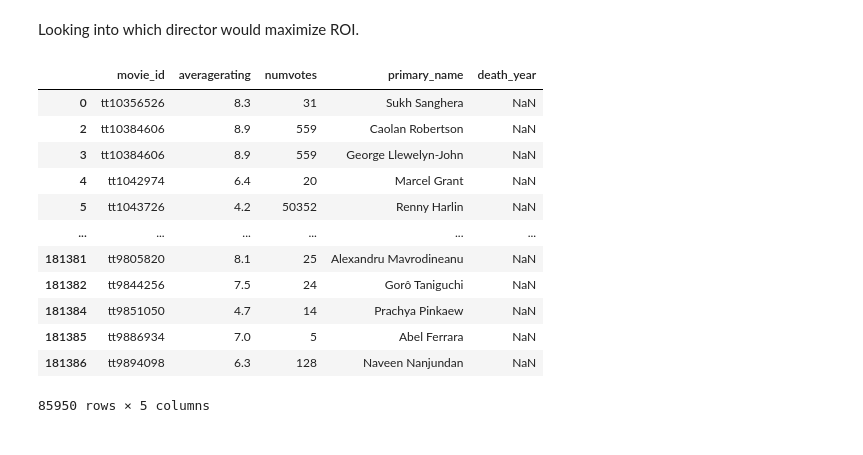
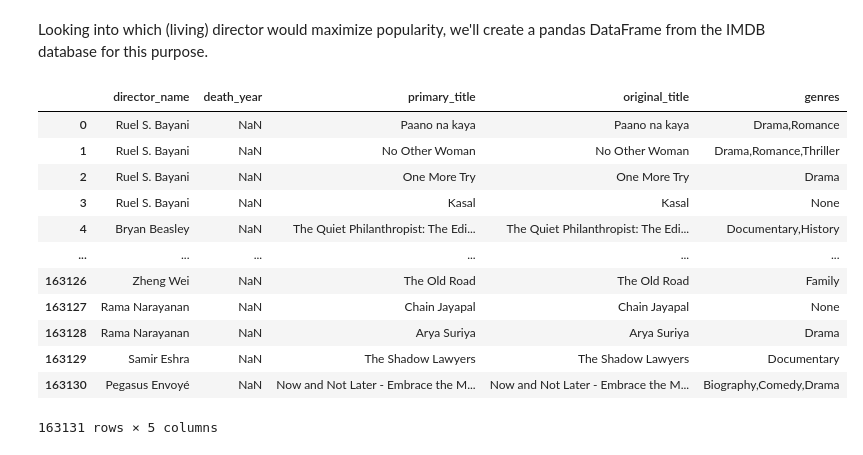
Before and after one commit to Duffman9028/movie_project, a Jupyter notebook: SQL-time.ipynb, the cells around one changed output. Saved outputs shown, nothing was run; the diff lists cells and outputs as text; code cells hidden in the pictures.

```diff
--- a/SQL-time.ipynb
+++ b/SQL-time.ipynb
@@ -3,33 +3,31 @@ import sqlite3
 import pandas as pd
 
 conn = sqlite3.Connection("im.db")
-# %% [markdown]
-Looking into which director would maximize ROI.
+# %% [markdown]
+Looking into which (living) director would maximize popularity, we'll create a pandas DataFrame from the IMDB database for this purpose.
 # %%
-
 director_df = pd.read_sql("""
-                            SELECT movie_id, mr.averagerating, mr.numvotes, p.primary_name, p.death_year
-                            FROM movie_ratings AS mr
-                                JOIN directors AS d
-                                    USING(movie_id)
-                                JOIN persons AS p
-                                    USING(person_id)
-                            GROUP BY
+        SELECT p.primary_name AS director_name, p.death_year, mb.primary_title, mb.original_title, mb.genres
+        FROM persons AS p
+            JOIN directors AS d
+                USING(person_id)
+            JOIN movie_basics AS mb
+                USING(movie_id)
     """,conn)
 # %%
-director_df.drop_duplicates(inplace=True)
+director_df.drop_duplicates(inplace=True, ignore_index=True)
 director_df
 # %% [output]
-|  | movie_id | averagerating | numvotes | primary_name | death_year |
-| 0 | tt10356526 | 8.3 | 31 | Sukh Sanghera | NaN |
-| 2 | tt10384606 | 8.9 | 559 | Caolan Robertson | NaN |
-| 3 | tt10384606 | 8.9 | 559 | George Llewelyn-John | NaN |
-| 4 | tt1042974 | 6.4 | 20 | Marcel Grant | NaN |
-| 5 | tt1043726 | 4.2 | 50352 | Renny Harlin | NaN |
+|  | director_name | death_year | primary_title | original_title | genres |
+| 0 | Ruel S. Bayani | NaN | Paano na kaya | Paano na kaya | Drama,Romance |
+| 1 | Ruel S. Bayani | NaN | No Other Woman | No Other Woman | Drama,Romance,Thriller |
+| 2 | Ruel S. Bayani | NaN | One More Try | One More Try | Drama |
+| 3 | Ruel S. Bayani | NaN | Kasal | Kasal | None |
+| 4 | Bryan Beasley | NaN | The Quiet Philanthropist: The Edi... | The Quiet Philanthropist: The Edi... | Documentary,History |
 | ... | ... | ... | ... | ... | ... |
-| 181381 | tt9805820 | 8.1 | 25 | Alexandru Mavrodineanu | NaN |
-| 181382 | tt9844256 | 7.5 | 24 | Gorô Taniguchi | NaN |
-| 181384 | tt9851050 | 4.7 | 14 | Prachya Pinkaew | NaN |
-| 181385 | tt9886934 | 7.0 | 5 | Abel Ferrara | NaN |
-| 181386 | tt9894098 | 6.3 | 128 | Naveen Nanjundan | NaN |
+| 163126 | Zheng Wei | NaN | The Old Road | The Old Road | Family |
+| 163127 | Rama Narayanan | NaN | Chain Jayapal | Chain Jayapal | None |
+| 163128 | Rama Narayanan | NaN | Arya Suriya | Arya Suriya | Drama |
+| 163129 | Samir Eshra | NaN | The Shadow Lawyers | The Shadow Lawyers | Documentary |
+| 163130 | Pegasus Envoyé | NaN | Now and Not Later - Embrace the M... | Now and Not Later - Embrace the M... | Biography,Comedy,Drama |
-85950 rows × 5 columns
+163131 rows × 5 columns
```
Also changed, not shown: parts of 14 cells of this notebook, 6 other files.
